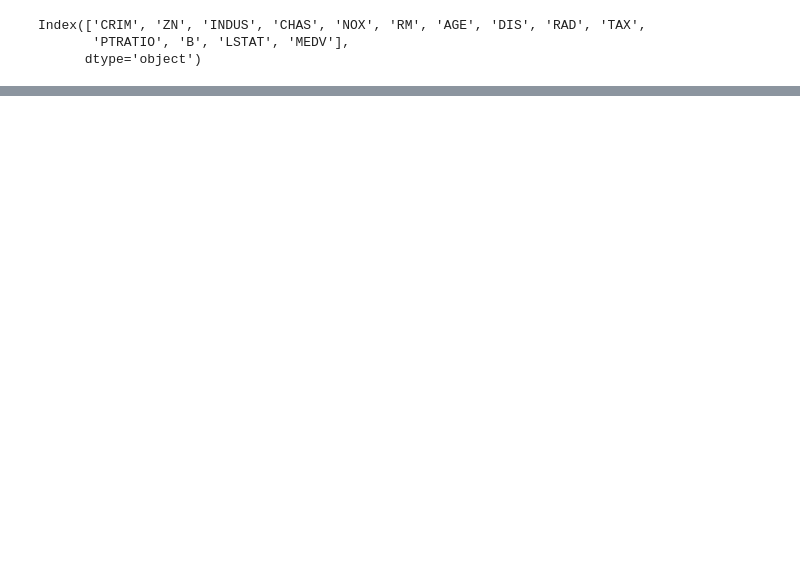
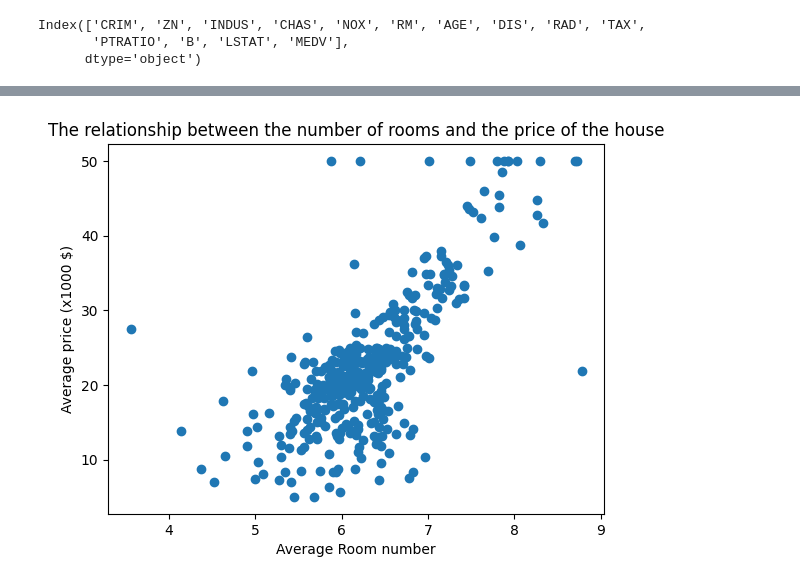
Before and after one commit to CristianProdius/Machine-Learning, a Jupyter notebook: Sigmoid/5. Linear Regression.ipynb, the cells around one changed output, grey strips where cells are left out. Cells and saved outputs as stored; diff of their text form; code cells hidden in the pictures; blank space fills up the shorter version.

```diff
--- a/Sigmoid/5. Linear Regression.ipynb
+++ b/Sigmoid/5. Linear Regression.ipynb
@@ -45,3 +8,6 @@ df.corr()
+# %%
+dataset_path = r'C:\Users\prodi\Documents\Machine Learning Repository\Machine-Learning-Course\Sigmoid\HousingData.csv'
+df = pd.read_csv(dataset_path)
 # %%
 df.columns
 # %% [output]
@@ -55,0 +17,3 @@ print(sorted_corr)
+# %%
+df = df.dropna()
+df
@@ -55,0 +34,16 @@ print(sorted_corr)
+# %%
+X =df.drop("MEDV", axis=1).values  #features
+Y= df["MEDV"].values               #target
+# %%
+Room_number = X[:,5]                              # get the RM features from the dataset
+Room_number = Room_number.reshape(-1,1)           # split array into individual data
+Y=Y.reshape(-1,1)
+# %%
+plt.scatter(Room_number,Y, )
+
+plt.xlabel("Average Room number")
+plt.ylabel("Average price (x1000 $)")
+plt.title("The relationship between the number of rooms and the price of the house")
+plt.show()
+# %% [output]
+[figure, added]
```
Also changed, not shown: parts of 10 cells of this notebook.
